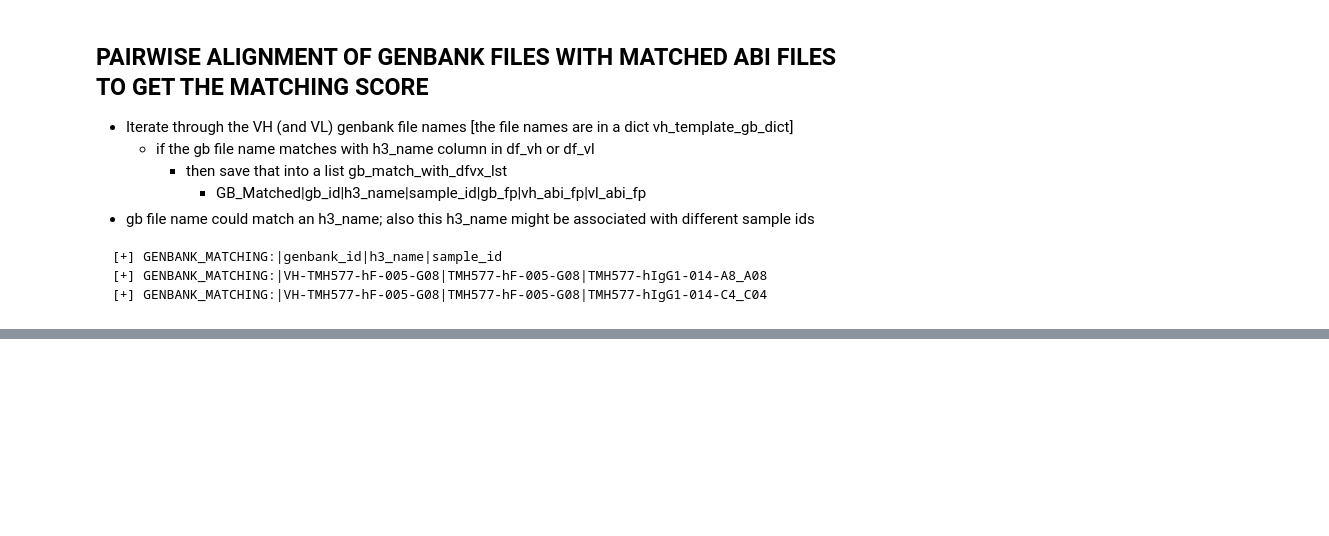
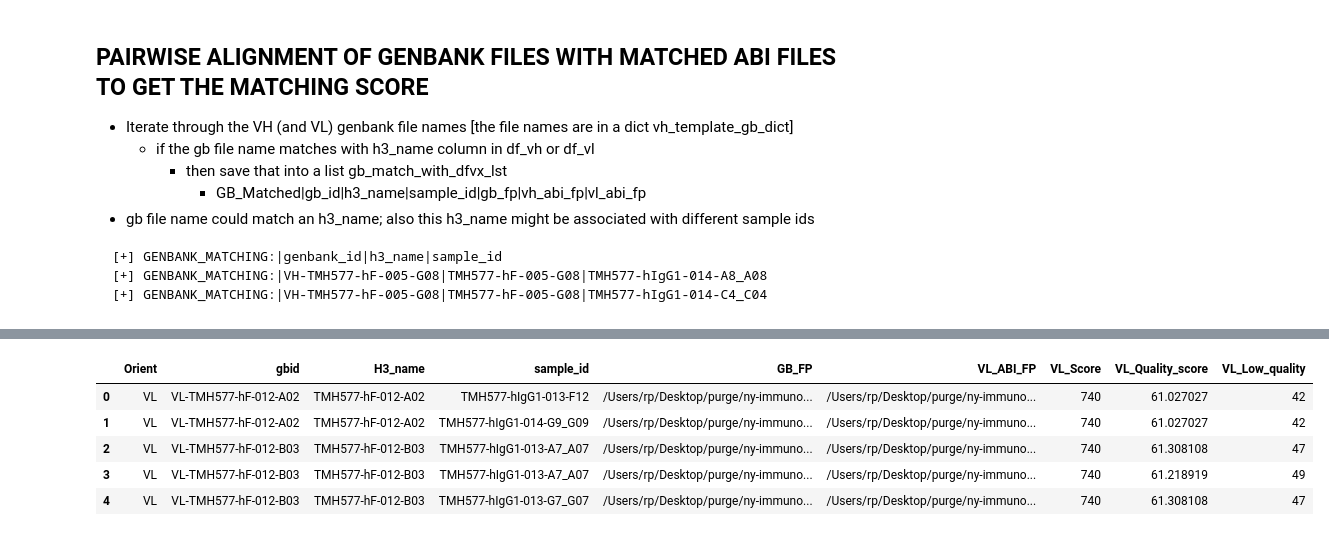
Before and after one commit to rosaak/ny-immuno-sanger, a Jupyter notebook: nbs2/vh_vl_splitter.ipynb, the cells around one changed output, grey strips where cells are left out. Drawn from its saved outputs; the diff is of its cells as text; code cells hidden in the pictures; blank space fills up the shorter version.

```diff
--- a/nbs2/vh_vl_splitter.ipynb
+++ b/nbs2/vh_vl_splitter.ipynb
@@ -151,3 +160,12 @@ vl_gb_abi_match_filtered.columns = [ 'VL_'+i  if i not in ['Orient','gbid','H3_n
+# %%
+vl_gb_abi_match_filtered.head()
+# %% [output]
+|  | Orient | gbid | H3_name | sample_id | GB_FP | VL_ABI_FP | VL_Score | VL_Quality_score | VL_Low_quality |
+| 0 | VL | VL-TMH577-hF-012-A02 | TMH577-hF-012-A02 | TMH577-hIgG1-013-F12 | /Users/rp/Desktop/purge/ny-immuno... | /Users/rp/Desktop/purge/ny-immuno... | 740 | 61.027027 | 42 |
+| 1 | VL | VL-TMH577-hF-012-A02 | TMH577-hF-012-A02 | TMH577-hIgG1-014-G9_G09 | /Users/rp/Desktop/purge/ny-immuno... | /Users/rp/Desktop/purge/ny-immuno... | 740 | 61.027027 | 42 |
+| 2 | VL | VL-TMH577-hF-012-B03 | TMH577-hF-012-B03 | TMH577-hIgG1-013-A7_A07 | /Users/rp/Desktop/purge/ny-immuno... | /Users/rp/Desktop/purge/ny-immuno... | 740 | 61.308108 | 47 |
+| 3 | VL | VL-TMH577-hF-012-B03 | TMH577-hF-012-B03 | TMH577-hIgG1-013-A7_A07 | /Users/rp/Desktop/purge/ny-immuno... | /Users/rp/Desktop/purge/ny-immuno... | 740 | 61.218919 | 49 |
+| 4 | VL | VL-TMH577-hF-012-B03 | TMH577-hF-012-B03 | TMH577-hIgG1-013-G7_G07 | /Users/rp/Desktop/purge/ny-immuno... | /Users/rp/Desktop/purge/ny-immuno... | 740 | 61.308108 | 47 |
 # %%
 df_sid_abi = pd.concat(
     [pd.DataFrame([ [i, vh_abi_dict.get(i).split("/")[-1], vl_abi_dict.get(i).split("/")[-1]] for i in vh_gb_abi_match_filtered.sample_id.to_list()],
```
Also changed, not shown: parts of 5 cells of this notebook, 1 other file.
